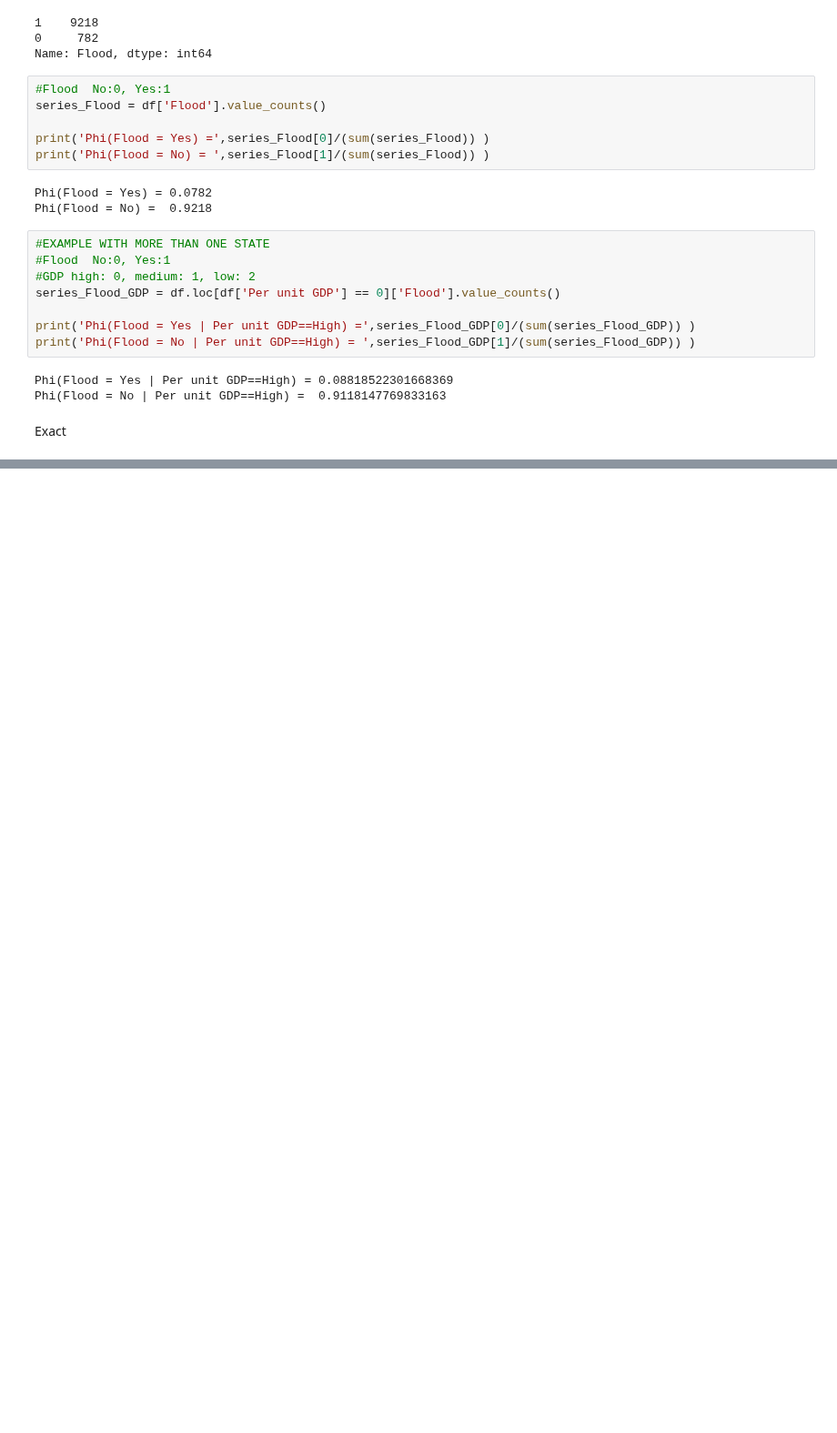
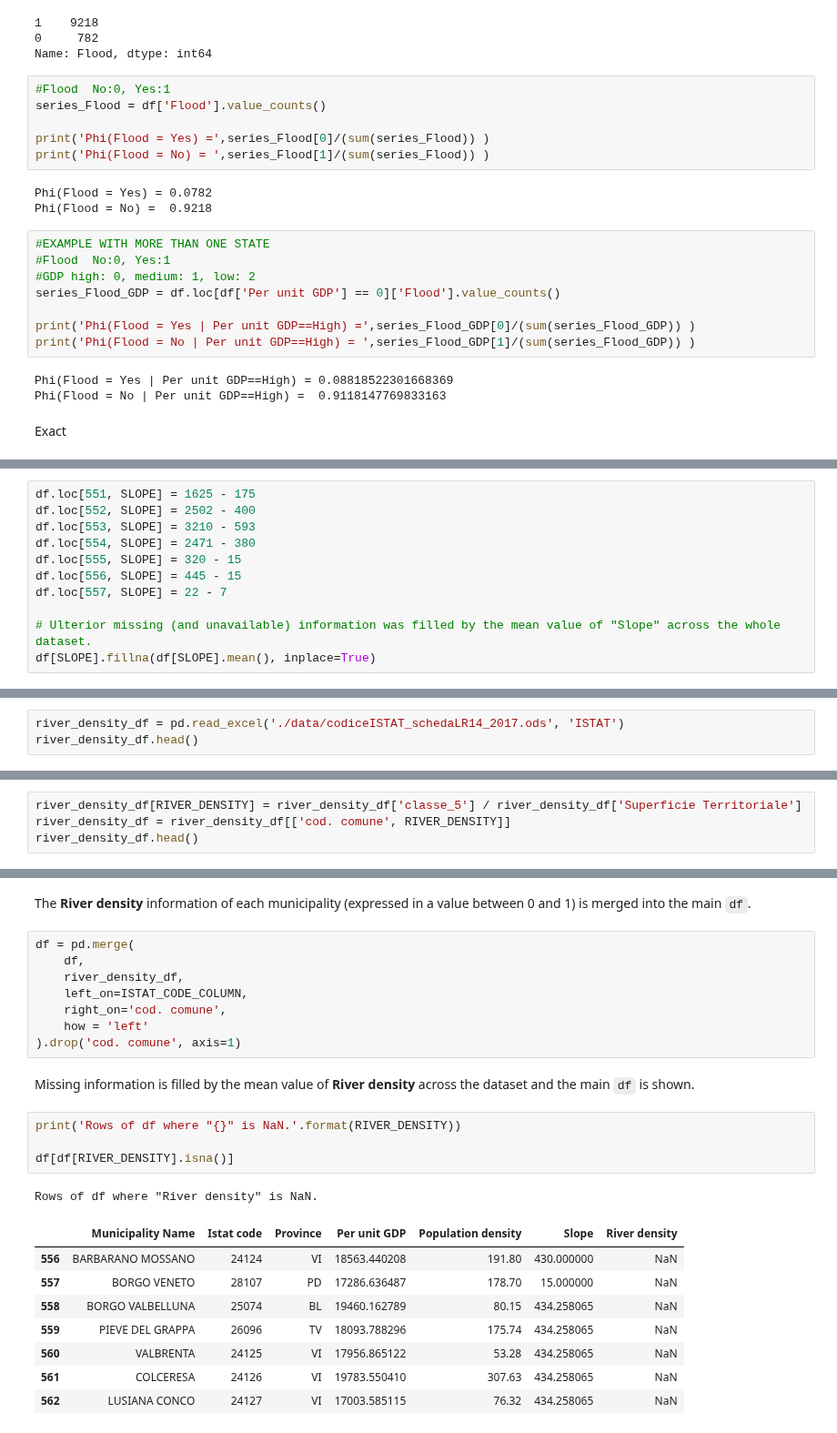
Before and after one commit to RiccardoSpolaor/Flood-disaster-prediction, a Jupyter notebook: Flooding Disaster Prediction.ipynb, the cells around one changed output, grey strips where cells are left out. Shown at 91% size. Cells and saved outputs as stored; diff of their text form; blank space fills up the shorter version.

```diff
--- a/Flooding Disaster Prediction.ipynb
+++ b/Flooding Disaster Prediction.ipynb
@@ -833,0 +1036,11 @@ Exact
+# %%
+df.loc[551, SLOPE] = 1625 - 175
+df.loc[552, SLOPE] = 2502 - 400
+df.loc[553, SLOPE] = 3210 - 593
+df.loc[554, SLOPE] = 2471 - 380
+df.loc[555, SLOPE] = 320 - 15
+df.loc[556, SLOPE] = 445 - 15
+df.loc[557, SLOPE] = 22 - 7
+
+# Ulterior missing (and unavailable) information was filled by the mean value of "Slope" across the whole dataset.
+df[SLOPE].fillna(df[SLOPE].mean(), inplace=True)
@@ -833,0 +1060,3 @@ Exact
+# %%
+river_density_df = pd.read_excel('./data/codiceISTAT_schedaLR14_2017.ods', 'ISTAT')
+river_density_df.head()
@@ -833,0 +1072,4 @@ Exact
+# %%
+river_density_df[RIVER_DENSITY] = river_density_df['classe_5'] / river_density_df['Superficie Territoriale']
+river_density_df = river_density_df[['cod. comune', RIVER_DENSITY]]
+river_density_df.head()
@@ -833,0 +1083,26 @@ Exact
+# %% [markdown]
+The **River density** information of each municipality (expressed in a value between 0 and 1) is merged into the main `df`.
+# %%
+df = pd.merge(
+    df,
+    river_density_df,
+    left_on=ISTAT_CODE_COLUMN,
+    right_on='cod. comune',
+    how = 'left'
+).drop('cod. comune', axis=1)
+# %% [markdown]
+Missing information is filled by the mean value of **River density** across the dataset and the main `df` is shown.
+# %%
+print('Rows of df where "{}" is NaN.'.format(RIVER_DENSITY))
+
+df[df[RIVER_DENSITY].isna()]
+# %% [output]
+Rows of df where "River density" is NaN.
+|  | Municipality Name | Istat code | Province | Per unit GDP | Population density | Slope | River density |
+| 556 | BARBARANO MOSSANO | 24124 | VI | 18563.440208 | 191.80 | 430.000000 | NaN |
+| 557 | BORGO VENETO | 28107 | PD | 17286.636487 | 178.70 | 15.000000 | NaN |
+| 558 | BORGO VALBELLUNA | 25074 | BL | 19460.162789 | 80.15 | 434.258065 | NaN |
+| 559 | PIEVE DEL GRAPPA | 26096 | TV | 18093.788296 | 175.74 | 434.258065 | NaN |
+| 560 | VALBRENTA | 24125 | VI | 17956.865122 | 53.28 | 434.258065 | NaN |
+| 561 | COLCERESA | 24126 | VI | 19783.550410 | 307.63 | 434.258065 | NaN |
+| 562 | LUSIANA CONCO | 24127 | VI | 17003.585115 | 76.32 | 434.258065 | NaN |
```
Also changed, not shown: parts of 76 cells of this notebook, 1 other file.
